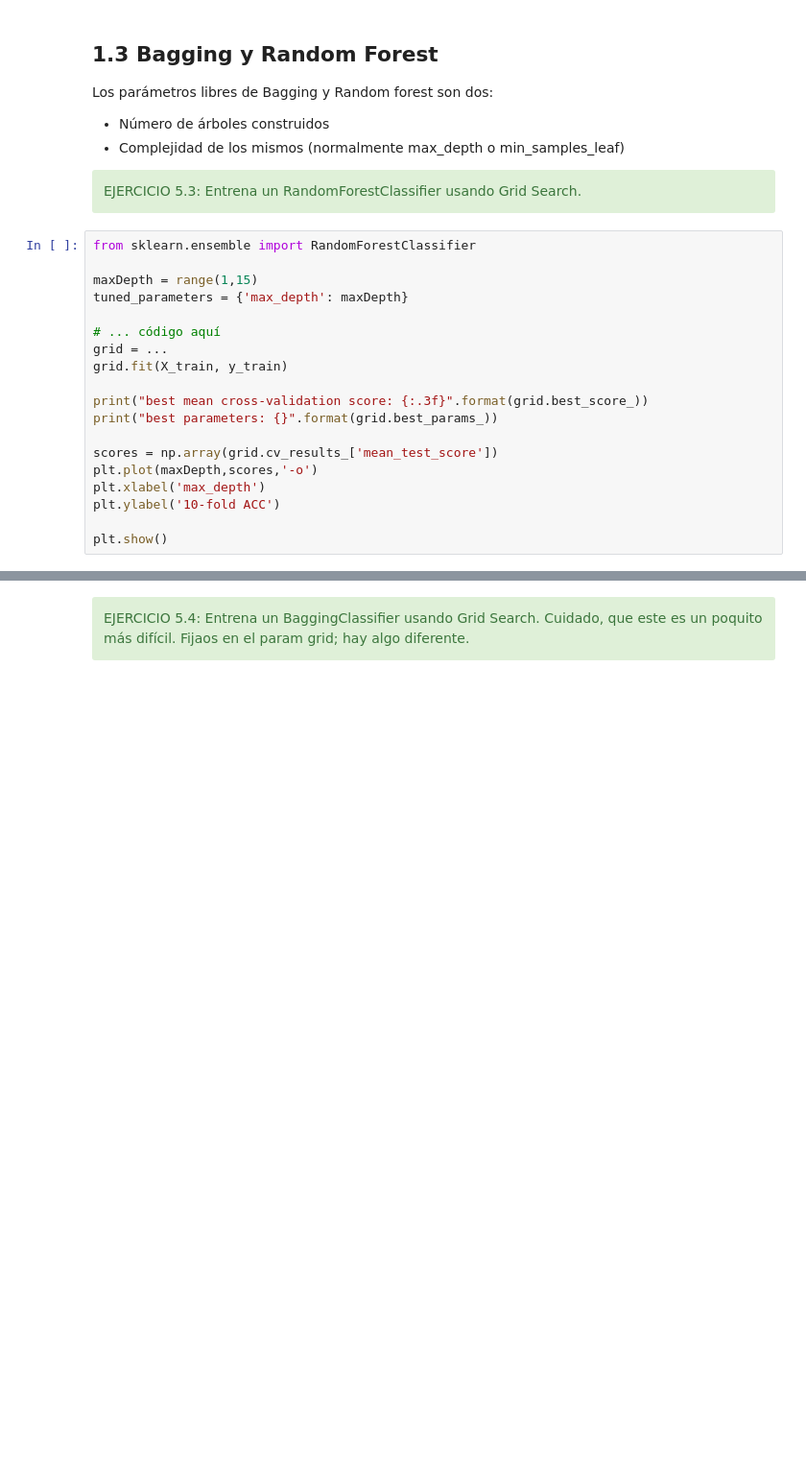
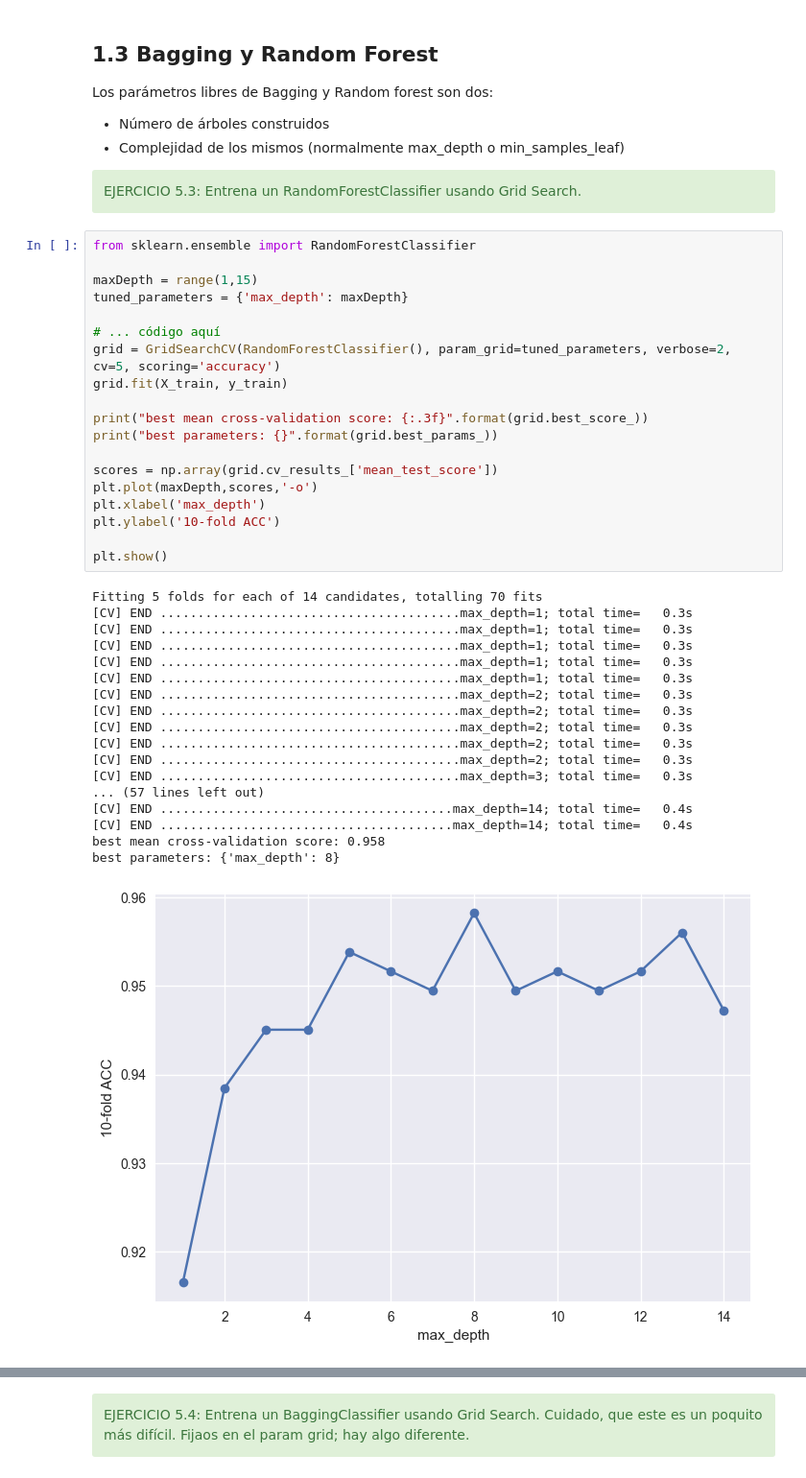
Before and after one commit to KeepCoding-IA-4/machine-learning, a Jupyter notebook: notebooks/5. Bagging y Random Forest.ipynb, the cells around one changed output, grey strips where cells are left out. Shown at 96% size. Cells and saved outputs as stored; diff of their text form; blank space fills up the shorter version.

```diff
--- a/notebooks/5. Bagging y Random Forest.ipynb
+++ b/notebooks/5. Bagging y Random Forest.ipynb
@@ -194,21 +286,40 @@ EJERCICIO 5.3: Entrena un RandomForestClassifier usando Grid Search.
 # %%
 from sklearn.ensemble import RandomForestClassifier
 
 maxDepth = range(1,15)
 tuned_parameters = {'max_depth': maxDepth}
 
 # ... código aquí
-grid = ...
+grid = GridSearchCV(RandomForestClassifier(), param_grid=tuned_parameters, verbose=2, cv=5, scoring='accuracy')
 grid.fit(X_train, y_train)
 
 print("best mean cross-validation score: {:.3f}".format(grid.best_score_))
 print("best parameters: {}".format(grid.best_params_))
 
 scores = np.array(grid.cv_results_['mean_test_score'])
 plt.plot(maxDepth,scores,'-o')
 plt.xlabel('max_depth')
 plt.ylabel('10-fold ACC')
 
 plt.show()
+# %% [output]
+Fitting 5 folds for each of 14 candidates, totalling 70 fits
+[CV] END ........................................max_depth=1; total time=   0.3s
+[CV] END ........................................max_depth=1; total time=   0.3s
+[CV] END ........................................max_depth=1; total time=   0.3s
+[CV] END ........................................max_depth=1; total time=   0.3s
+[CV] END ........................................max_depth=1; total time=   0.3s
+[CV] END ........................................max_depth=2; total time=   0.3s
+[CV] END ........................................max_depth=2; total time=   0.3s
+[CV] END ........................................max_depth=2; total time=   0.3s
+[CV] END ........................................max_depth=2; total time=   0.3s
+[CV] END ........................................max_depth=2; total time=   0.3s
+[CV] END ........................................max_depth=3; total time=   0.3s
+... (57 lines left out)
+[CV] END .......................................max_depth=14; total time=   0.4s
+[CV] END .......................................max_depth=14; total time=   0.4s
+best mean cross-validation score: 0.958
+best parameters: {'max_depth': 8}
+[figure, added]
 # %%
 maxDepthOptimo = grid.best_params_['max_depth']
```
Also changed, not shown: parts of 21 cells of this notebook, 1 other file.
